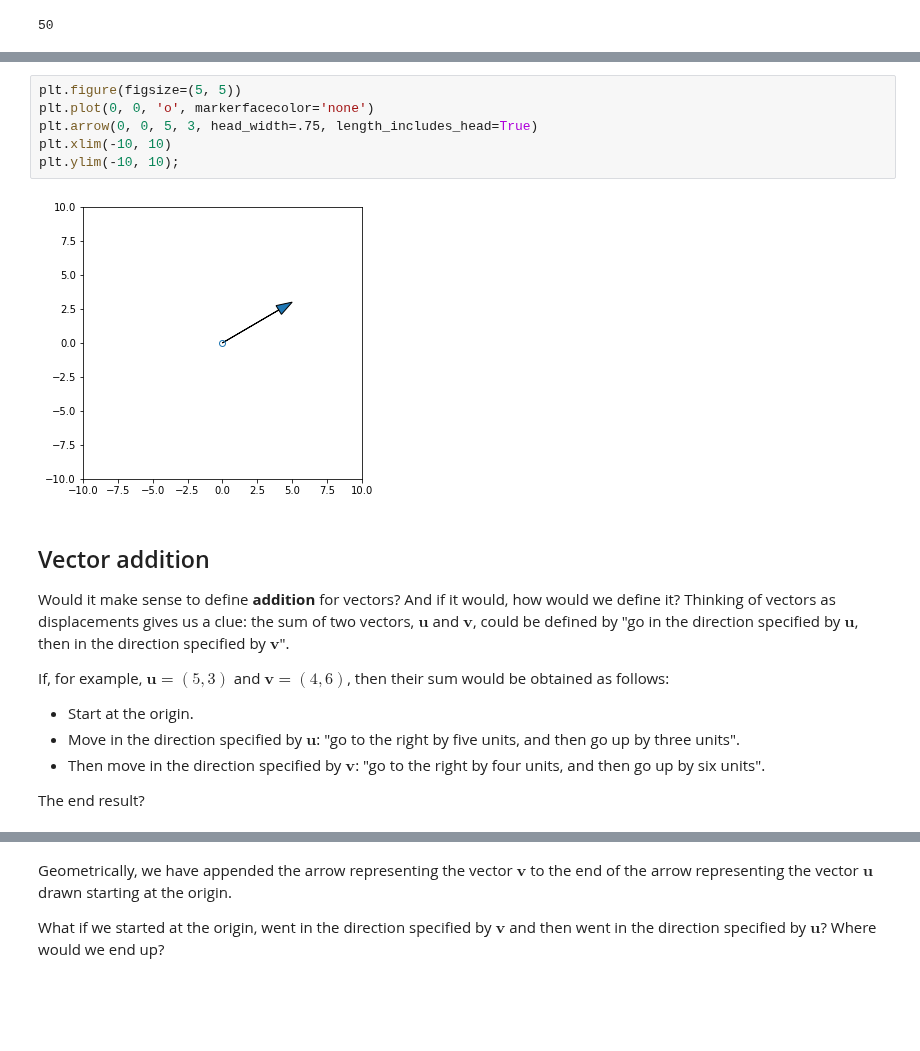
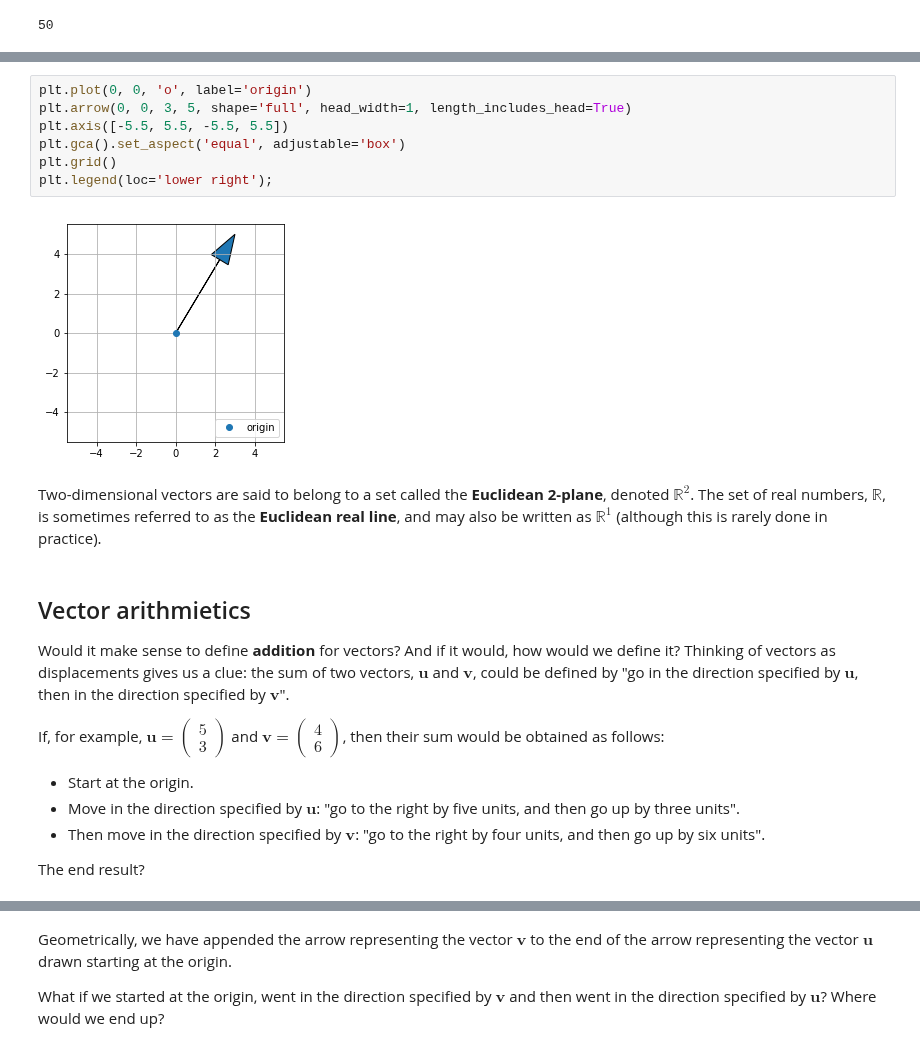
Before and after one commit to thalesians/tsa, a Jupyter notebook: src/jupyter/python/foundations/linear-algebra.ipynb, the cells around one changed output, grey strips where cells are left out. Drawn from its saved outputs; the diff is of its cells as text; blank space fills up the shorter version.

```diff
--- a/src/jupyter/python/foundations/linear-algebra.ipynb
+++ b/src/jupyter/python/foundations/linear-algebra.ipynb
@@ -34,17 +95,20 @@ It may be useful to think of this object, $(5, 3)$, (which we shall call a **vec
-# %%
-plt.figure(figsize=(5, 5))
-plt.plot(0, 0, 'o', markerfacecolor='none')
-plt.arrow(0, 0, 5, 3, head_width=.75, length_includes_head=True)
-plt.xlim(-10, 10)
-plt.ylim(-10, 10);
-# %% [output]
-[figure, removed]
+# %%
+plt.plot(0, 0, 'o', label='origin')
+plt.arrow(0, 0, 3, 5, shape='full', head_width=1, length_includes_head=True)
+plt.axis([-5.5, 5.5, -5.5, 5.5])
+plt.gca().set_aspect('equal', adjustable='box')
+plt.grid()
+plt.legend(loc='lower right');
+# %% [output]
+[figure, added]
+# %% [markdown]
+Two-dimensional vectors are said to belong to a set called the **Euclidean 2-plane**, denoted $\mathbb{R}^2$. The set of real numbers, $\mathbb{R}$, is sometimes referred to as the **Euclidean real line**, and may also be written as $\mathbb{R}^1$ (although this is rarely done in practice).
 # %% [markdown]
-## Vector addition
+## Vector arithmietics
 
 Would it make sense to define **addition** for vectors? And if it would, how would we define it? Thinking of vectors as displacements gives us a clue: the sum of two vectors, $\mathbf{u}$ and $\mathbf{v}$, could be defined by "go in the direction specified by $\mathbf{u}$, then in the direction specified by $\mathbf{v}$".
 
-If, for example, $\mathbf{u} = (5, 3)$ and $\mathbf{v} = (4, 6)$, then their sum would be obtained as follows:
+If, for example, $\mathbf{u} = \begin{pmatrix} 5 \\ 3 \end{pmatrix}$ and $\mathbf{v} = \begin{pmatrix} 4 \\ 6 \end{pmatrix}$, then their sum would be obtained as follows:
 * Start at the origin.
 * Move in the direction specified by $\mathbf{u}$: "go to the right by five units, and then go up by three units".
 * Then move in the direction specified by $\mathbf{v}$: "go to the right by four units, and then go up by six units".
```
Also changed, not shown: parts of 105 cells of this notebook.
